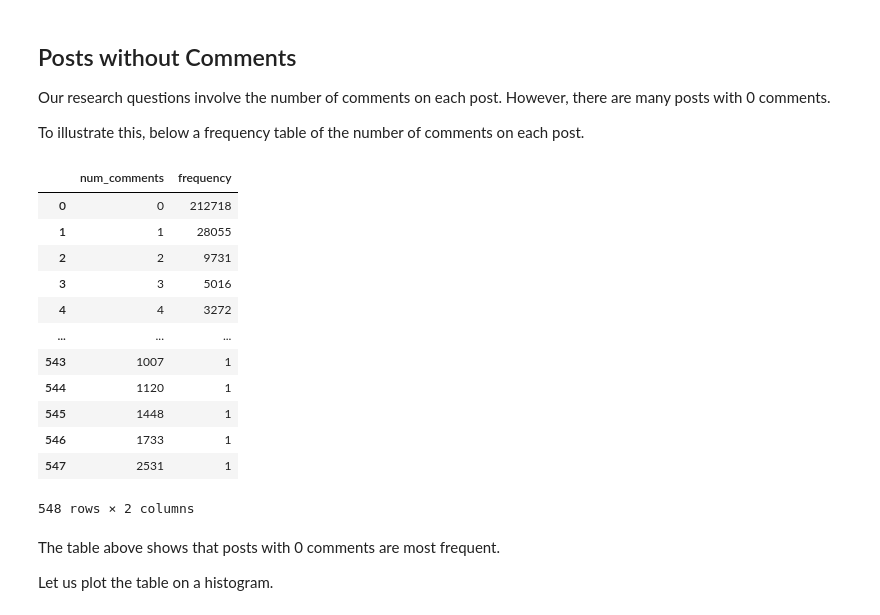
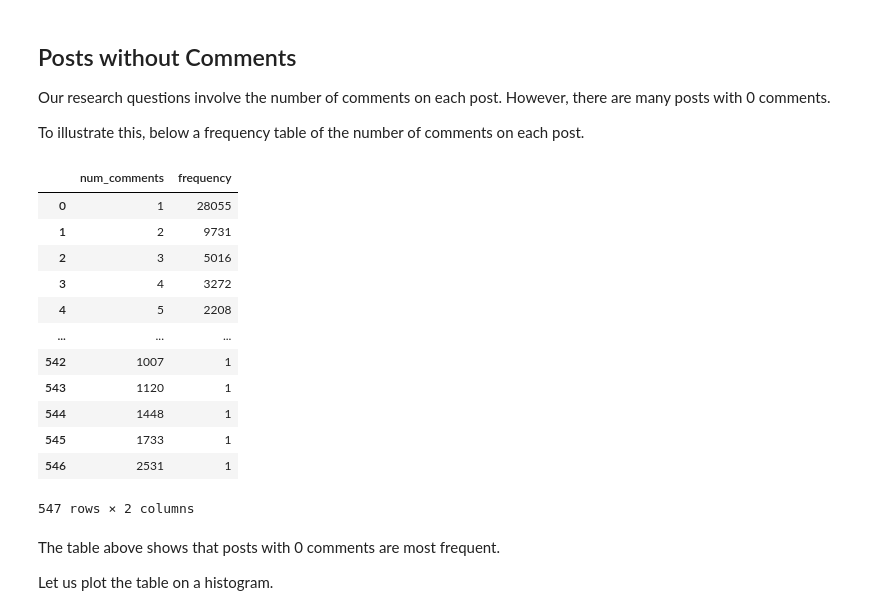
Before and after one commit to MiguelAHG/mahg-data-science, a Jupyter notebook: _notebooks/2021-05-11-Optimizing-Hacker-News-Posts.ipynb, the cells around one changed output. Drawn from its saved outputs; the diff is of its cells as text; code cells hidden in the pictures.

```diff
--- a/_notebooks/2021-05-11-Optimizing-Hacker-News-Posts.ipynb
+++ b/_notebooks/2021-05-11-Optimizing-Hacker-News-Posts.ipynb
@@ -101,47 +101,38 @@ To illustrate this, below a frequency table of the number of comments on each po
 # %%
 def freq_comments(df = hn):
 
     """Function to make a frequency table of the number of comments per post
     specifically for the Hacker News dataset."""
 
-    freq_dct = {}
+    freq_df = df["num_comments"].value_counts().reset_index()
 
-    for num in df["num_comments"]:
-        freq_dct.setdefault(num, 0)
-        freq_dct[num] += 1
+    freq_df.columns = ["num_comments", "frequency"]
 
-    freq_df = pd.DataFrame.from_dict(
-        freq_dct,
-        orient = "index",
-    ).reset_index(
-    ).rename(columns = {
-        "index": "num_comments",
-        0: "frequency",
-    }).sort_values(
+    freq_df = freq_df.sort_values(
         by = "num_comments",
     ).reset_index(
         drop = True,
     )
 
     return freq_df
 
 freq_df1 = freq_comments()
 
 freq_df1
 # %% [output]
 |  | num_comments | frequency |
-| 0 | 0 | 212718 |
-| 1 | 1 | 28055 |
-| 2 | 2 | 9731 |
-| 3 | 3 | 5016 |
-| 4 | 4 | 3272 |
+| 0 | 1 | 28055 |
+| 1 | 2 | 9731 |
+| 2 | 3 | 5016 |
+| 3 | 4 | 3272 |
+| 4 | 5 | 2208 |
 | ... | ... | ... |
-| 543 | 1007 | 1 |
-| 544 | 1120 | 1 |
-| 545 | 1448 | 1 |
-| 546 | 1733 | 1 |
-| 547 | 2531 | 1 |
+| 542 | 1007 | 1 |
+| 543 | 1120 | 1 |
+| 544 | 1448 | 1 |
+| 545 | 1733 | 1 |
+| 546 | 2531 | 1 |
-548 rows × 2 columns
+547 rows × 2 columns
 # %% [markdown]
 The table above shows that posts with 0 comments are most frequent.
 
```
Also changed, not shown: parts of 4 cells of this notebook.
